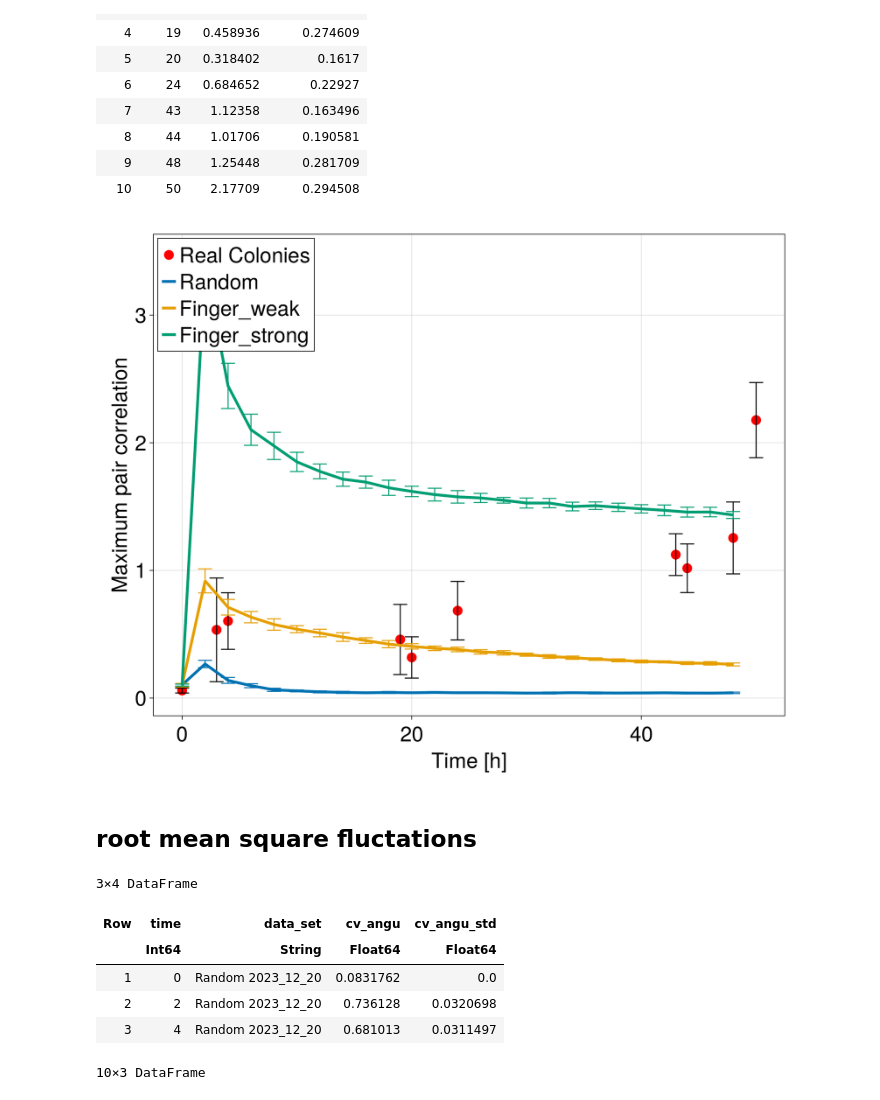
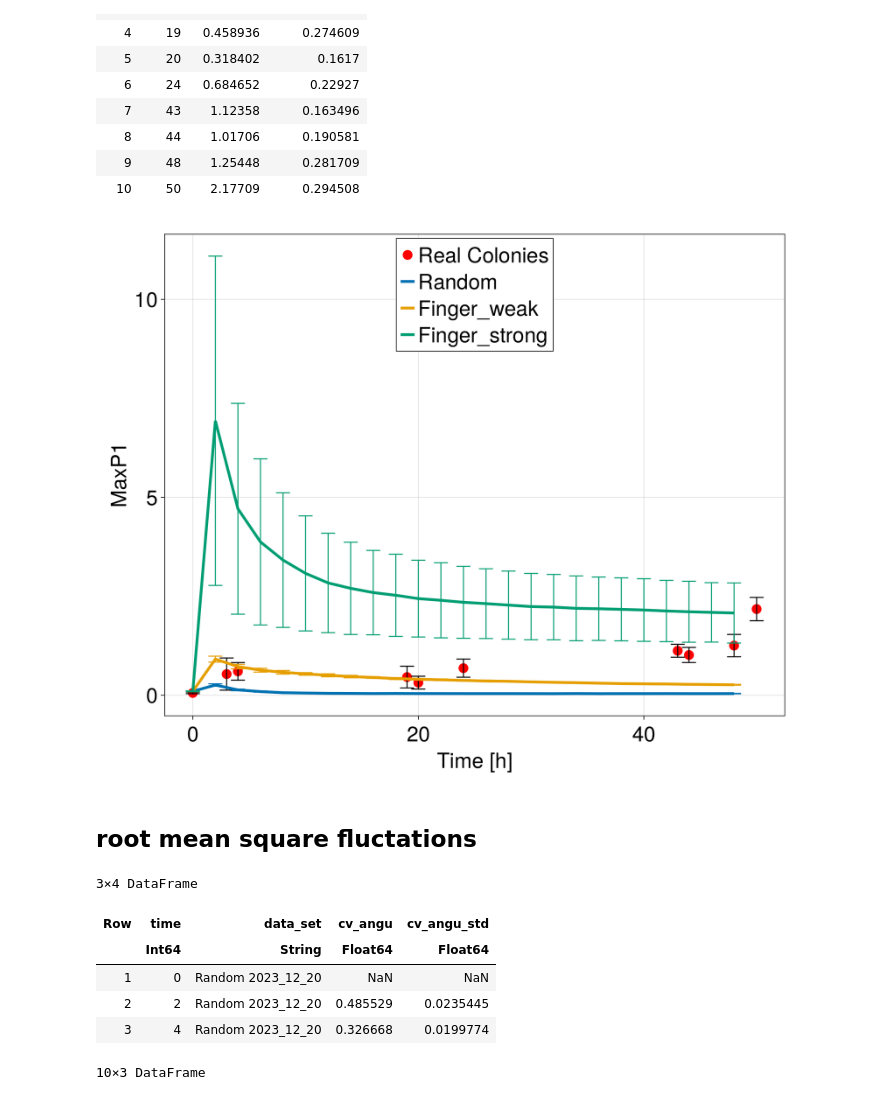
Before and after one commit to AndreasKuhn-ak/ColonyImages.jl, a Jupyter notebook: Analysis_artifical.ipynb, the cells around one changed output. Drawn from its saved outputs; the diff is of its cells as text; code cells hidden in the pictures.

```diff
--- a/Analysis_artifical.ipynb
+++ b/Analysis_artifical.ipynb
@@ -30,5 +34,5 @@ end
 # %%
-data_a = deserialize(joinpath(image_data,readdir(image_data)[2]))
+data_a = deserialize(joinpath(image_data,readdir(image_data)[4]))
 first(data_a,2)
 # %% [output]
 2×8 DataFrame
@@ -106,42 +110,42 @@ end
 # %%
 fig1 = Figure()
 ax = CairoMakie.Axis(fig1[1,1])
 scatter!(ax,pair_max_r.time,pair_max_r.pair_og, markersize = 20, color = "red")
 errorbars!(ax,pair_max_r.time,pair_max_r.pair_og, pair_max_r.pair_og_stdd,whiskerwidth = 20, color = :black)
 ax.xlabel ="Time [h]"
-ax.ylabel ="Maximum pair correlation"
+ax.ylabel ="MaxP1"
 j = 1
 for (k, i) in pairs(groupby(pair_max_single,:data_set))
     lines!(ax, i.time, i.pair_og, label = mk_label(k.data_set),linewidth = 4)
     errorbars!(ax, i.time, i.pair_og,i.pair_og_stdd )
     j += 1
 end
-axislegend(ax, position = :lt)
+axislegend(ax, position = :ct)
 save(joinpath(path,"Comparision_MaxP1.pdf"),fig1)
 fig1
 # %% [output]
-[figure, old version]
+[figure, new version]
 # %% [markdown]
 ## root mean square fluctations
 # %%
 cv_angular_max = @chain data_a begin
     groupby(:time)
-    @combine(:cv_angu = mean(std.(:metric_cov)./(mean.(:metric_cov))), :cv_angu_std = std(std.(:metric_cov)./(mean.(:metric_cov))))
+    @combine(:cv_angu = mean(std.(:metric_OG)./(mean.(:metric_OG))), :cv_angu_std = std(std.(:metric_OG)./(mean.(:metric_OG))))
 end
 first(cv_angular_max,3)
 
 cv_angular_max_single = @chain data_a begin
     groupby([:time,:data_set])
-    @combine(:cv_angu = mean(std.(:metric_cov)./(mean.(:metric_cov))), :cv_angu_std = std(std.(:metric_cov)./(mean.(:metric_cov))))
+    @combine(:cv_angu = mean(std.(:metric_OG)./(mean.(:metric_OG))), :cv_angu_std = std(std.(:metric_OG)./(mean.(:metric_OG))))
 end
 first(cv_angular_max_single,3)
 # %% [output]
 3×4 DataFrame
 | Row | time | data_set | cv_angu | cv_angu_std |
 |  | Int64 | String | Float64 | Float64 |
-| 1 | 0 | Random 2023_12_20 | 0.0831762 | 0.0 |
-| 2 | 2 | Random 2023_12_20 | 0.736128 | 0.0320698 |
-| 3 | 4 | Random 2023_12_20 | 0.681013 | 0.0311497 |
+| 1 | 0 | Random 2023_12_20 | NaN | NaN |
+| 2 | 2 | Random 2023_12_20 | 0.485529 | 0.0235445 |
+| 3 | 4 | Random 2023_12_20 | 0.326668 | 0.0199774 |
 # %%
 cv_angular_max_r = @chain data_full begin
     groupby(:time)
```
Also changed, not shown: parts of 18 cells of this notebook, 17 other files.
